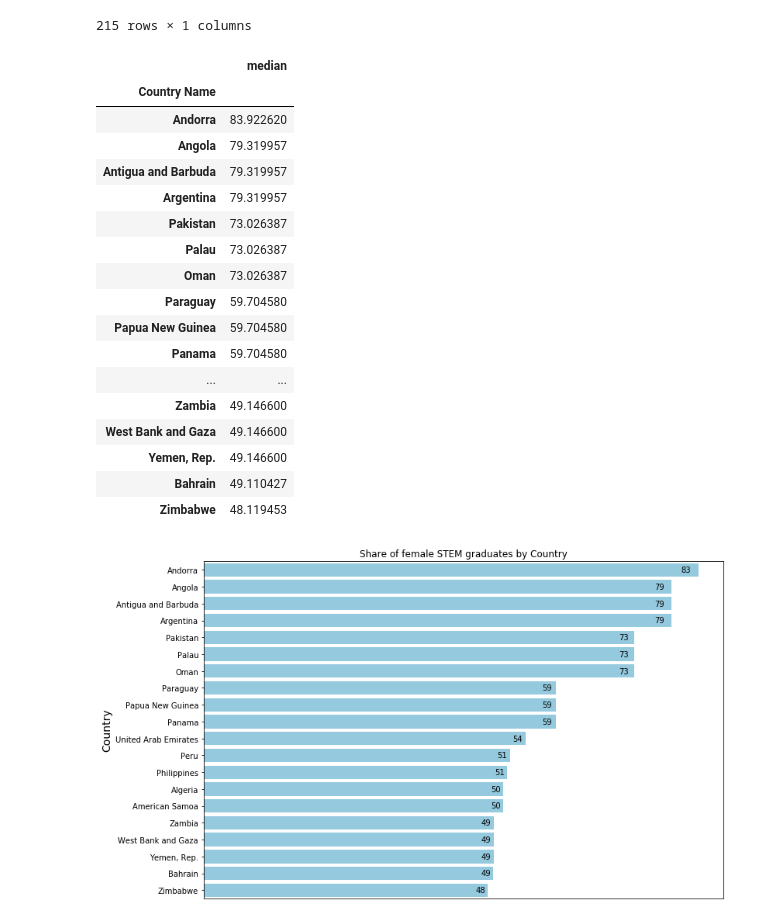
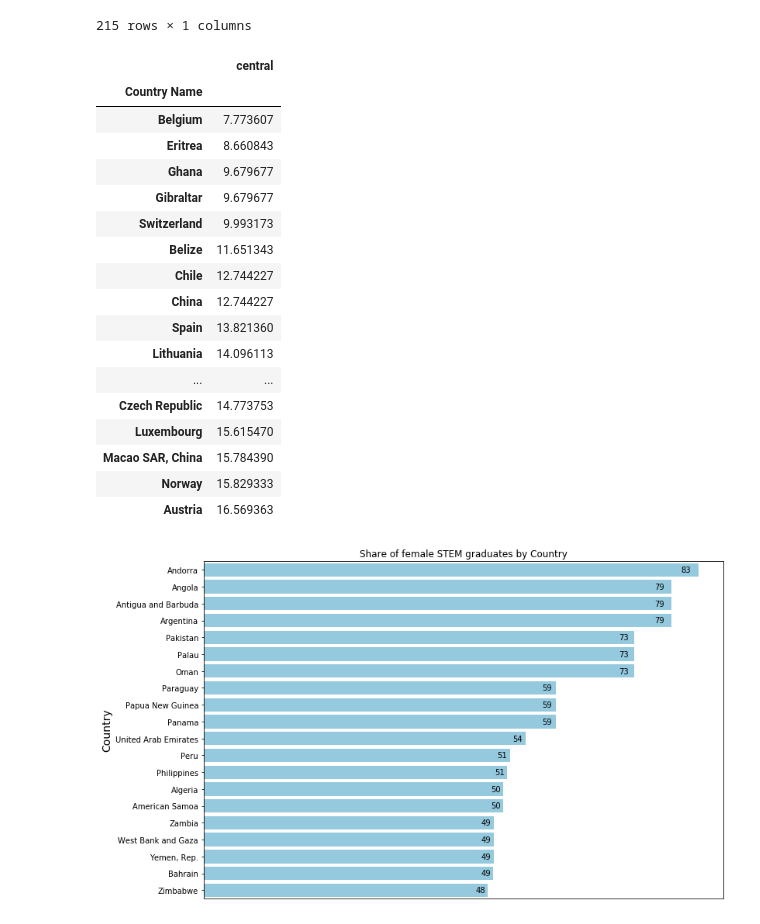
Before and after one commit to HamoyeHQ/GFP-21-Pytorch, a Jupyter notebook: exploratory_data_analysis.ipynb, the cells around one changed output. Saved outputs shown, nothing was run; the diff lists cells and outputs as text; code cells hidden in the pictures.

```diff
--- a/exploratory_data_analysis.ipynb
+++ b/exploratory_data_analysis.ipynb
@@ -161,28 +101,29 @@ pd.DataFrame(df.median(axis = 1).sort_values(ascending = False))
 | Belgium | 9.590995 |
 215 rows × 1 columns
 # %%
-top_20 = pd.DataFrame(df[['2015','2016','2017']].mean(axis = 1).sort_values(ascending = False)[:20], columns = ['median'])
-all_ = pd.DataFrame(df[['2015','2016','2017']].mean(axis = 1).sort_values(ascending = False), columns = ['median'])
+top_20 = pd.DataFrame(df[['2015','2016','2017']].mean(axis = 1).sort_values(ascending = False)[:20], columns = ['central'])
+bottom_20 = pd.DataFrame(df[['2015','2016','2017']].mean(axis = 1).sort_values(ascending = True)[:20], columns = ['central'])
+all_ = pd.DataFrame(df[['2015','2016','2017']].mean(axis = 1).sort_values(ascending = False), columns = ['central'])
 # %%
-top_20
+bottom_20
 # %% [output]
-|  | median |
+|  | central |
 | Country Name |  |
-| Andorra | 83.922620 |
-| Angola | 79.319957 |
-| Antigua and Barbuda | 79.319957 |
-| Argentina | 79.319957 |
-| Pakistan | 73.026387 |
-| Palau | 73.026387 |
-| Oman | 73.026387 |
-| Paraguay | 59.704580 |
-| Papua New Guinea | 59.704580 |
-| Panama | 59.704580 |
+| Belgium | 7.773607 |
+| Eritrea | 8.660843 |
+| Ghana | 9.679677 |
+| Gibraltar | 9.679677 |
+| Switzerland | 9.993173 |
+| Belize | 11.651343 |
+| Chile | 12.744227 |
+| China | 12.744227 |
+| Spain | 13.821360 |
+| Lithuania | 14.096113 |
 | ... | ... |
-| Zambia | 49.146600 |
-| West Bank and Gaza | 49.146600 |
-| Yemen, Rep. | 49.146600 |
-| Bahrain | 49.110427 |
-| Zimbabwe | 48.119453 |
+| Czech Republic | 14.773753 |
+| Luxembourg | 15.615470 |
+| Macao SAR, China | 15.784390 |
+| Norway | 15.829333 |
+| Austria | 16.569363 |
 # %%
 plt.figure(figsize=(12, 8))
```
Also changed, not shown: parts of 9 cells of this notebook, 2 other files.
